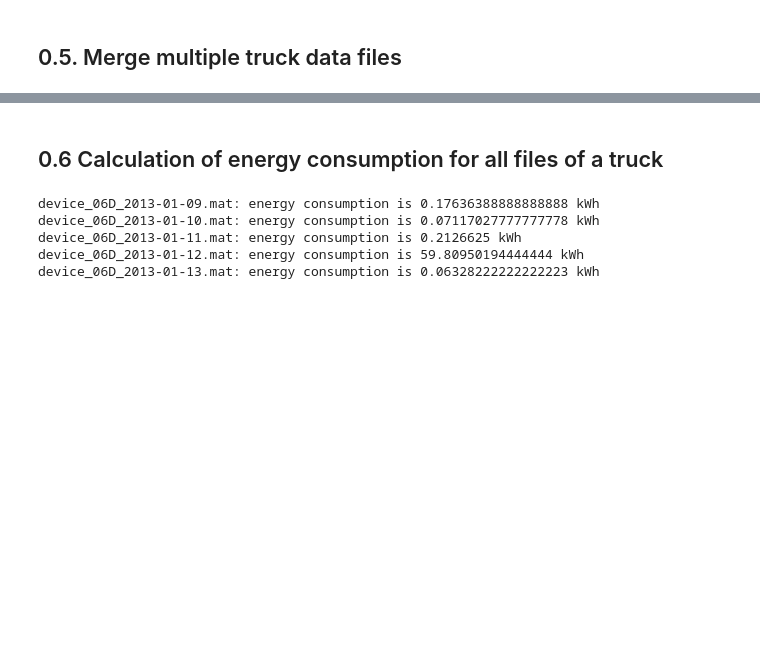
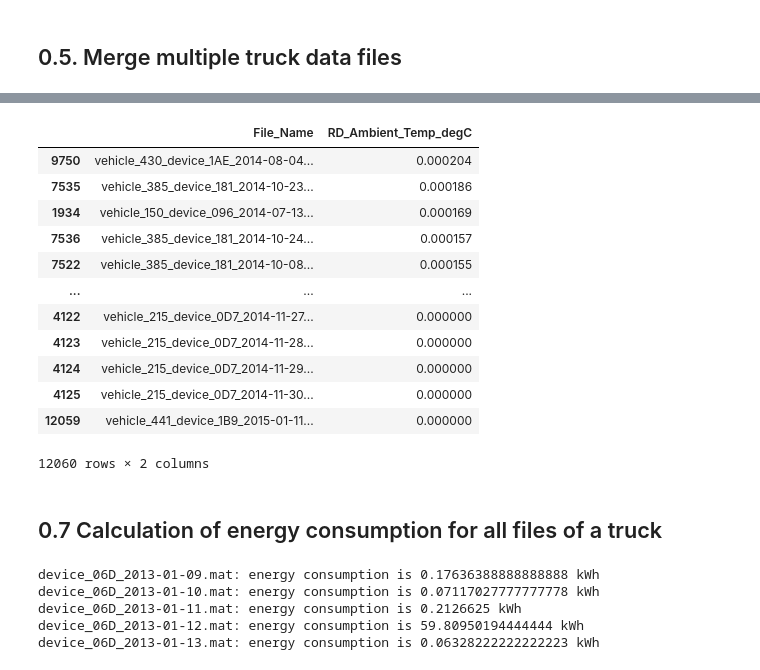
Before and after one commit to ydelipinar/Data_Based_Vehicle_Energy_Consumption_Modeling, a Jupyter notebook: ENS491_492_Project.ipynb, the cells around one changed output, grey strips where cells are left out. Drawn from its saved outputs; the diff is of its cells as text; code cells hidden in the pictures; blank space fills up the shorter version.

```diff
--- a/ENS491_492_Project.ipynb
+++ b/ENS491_492_Project.ipynb
@@ -444,0 +497,22 @@ df_temp[df_temp['GPS_Speed'] > 50]
+# %%
+def outlier_temp(x,y):
+    outlier_count = (x > 46).sum() + (x < -33).sum()
+    ratio = outlier_count / y
+    return ratio
+
+group_t = df_merged.groupby('File_Name', as_index=False)[['RD_Ambient_Temp_degC']].apply(outlier_temp,df_merged.shape[0])
+group_t.sort_values(by=['RD_Ambient_Temp_degC'], ascending=False)
+# %% [output]
+|  | File_Name | RD_Ambient_Temp_degC |
+| 9750 | vehicle_430_device_1AE_2014-08-04... | 0.000204 |
+| 7535 | vehicle_385_device_181_2014-10-23... | 0.000186 |
+| 1934 | vehicle_150_device_096_2014-07-13... | 0.000169 |
+| 7536 | vehicle_385_device_181_2014-10-24... | 0.000157 |
+| 7522 | vehicle_385_device_181_2014-10-08... | 0.000155 |
+| ... | ... | ... |
+| 4122 | vehicle_215_device_0D7_2014-11-27... | 0.000000 |
+| 4123 | vehicle_215_device_0D7_2014-11-28... | 0.000000 |
+| 4124 | vehicle_215_device_0D7_2014-11-29... | 0.000000 |
+| 4125 | vehicle_215_device_0D7_2014-11-30... | 0.000000 |
+| 12059 | vehicle_441_device_1B9_2015-01-11... | 0.000000 |
+12060 rows × 2 columns
@@ -453,7 +529,7 @@ column_names.insert(1, column_names.pop(column_names.index('ID')))
 # Reorder the DataFrame columns using the updated list
 df_merged = df_merged[column_names]
 # %% [markdown]
-## 0.6 Calculation of energy consumption for all files of a truck
+## 0.7 Calculation of energy consumption for all files of a truck
 # %%
 path_prefix = "../Smith_Gen2 Vehicles Data/vehicle_109"
 count = 0
```
Also changed, not shown: parts of 17 cells of this notebook.
